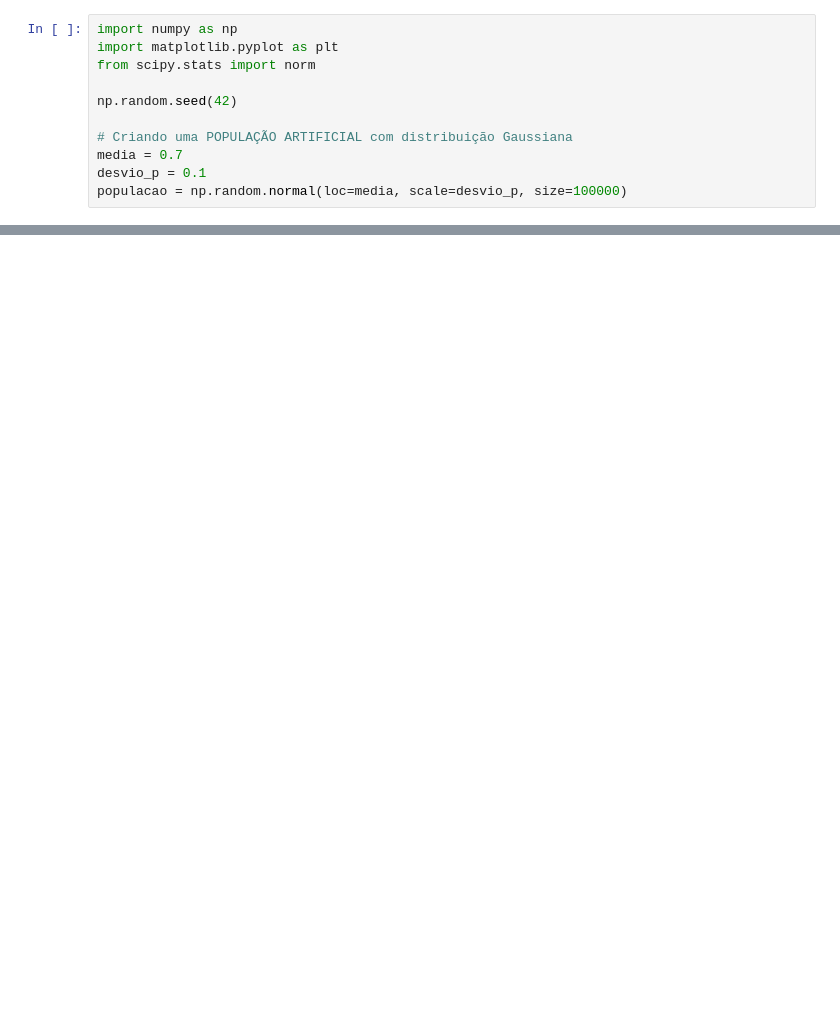
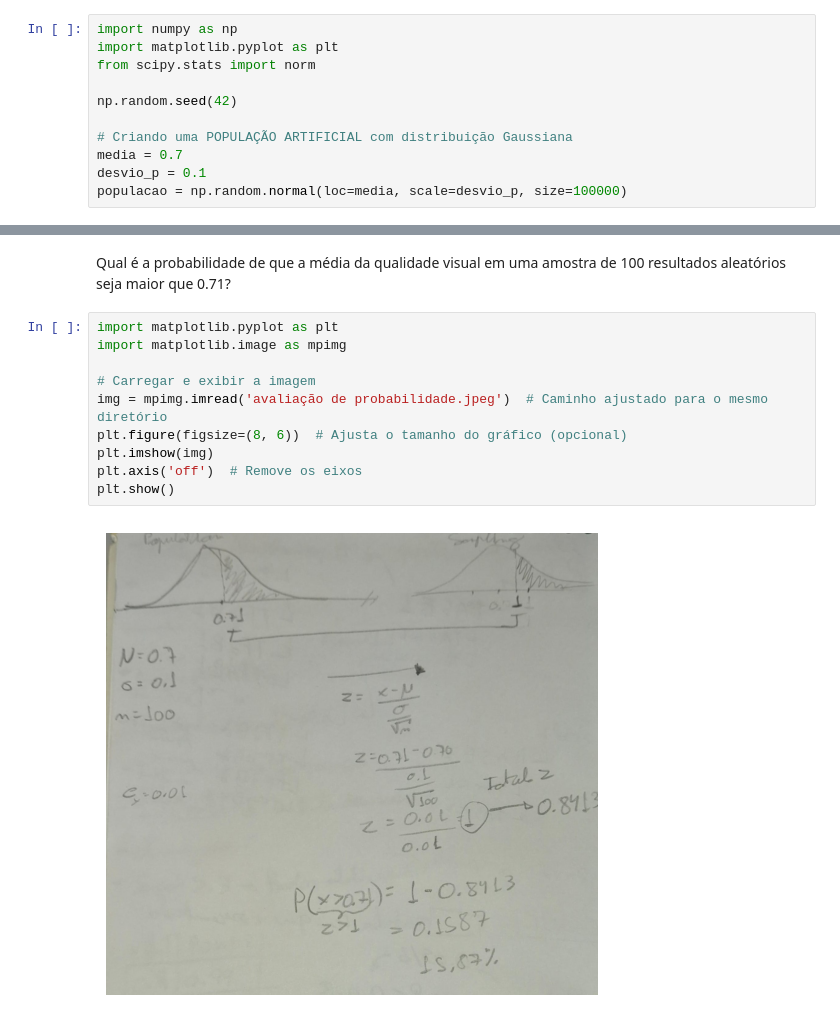
Before and after one commit to nata050818/Fundamentos-de-Intelig-ncia-Computacional-e-Ci-ncia-de-Dados, a Jupyter notebook: Atividade_3.ipynb, the cells around one changed output, grey strips where cells are left out. Drawn from its saved outputs; the diff is of its cells as text; blank space fills up the shorter version.

Commit message:
Avaliações de probabilidade
Evento onde

```diff
--- a/Atividade_3.ipynb
+++ b/Atividade_3.ipynb
@@ -25,0 +56,14 @@ plt.show()  # Exibe o gráfico
+# %% [markdown]
+Qual é a probabilidade de que a média da qualidade visual em uma amostra de 100 resultados aleatórios seja maior que 0.71?
+# %%
+import matplotlib.pyplot as plt
+import matplotlib.image as mpimg
+
+# Carregar e exibir a imagem
+img = mpimg.imread('avaliação de probabilidade.jpeg')  # Caminho ajustado para o mesmo diretório
+plt.figure(figsize=(8, 6))  # Ajusta o tamanho do gráfico (opcional)
+plt.imshow(img)
+plt.axis('off')  # Remove os eixos
+plt.show()
+# %% [output]
+[figure, added]
```
Also changed, not shown: parts of 8 cells of this notebook, 1 other file.
